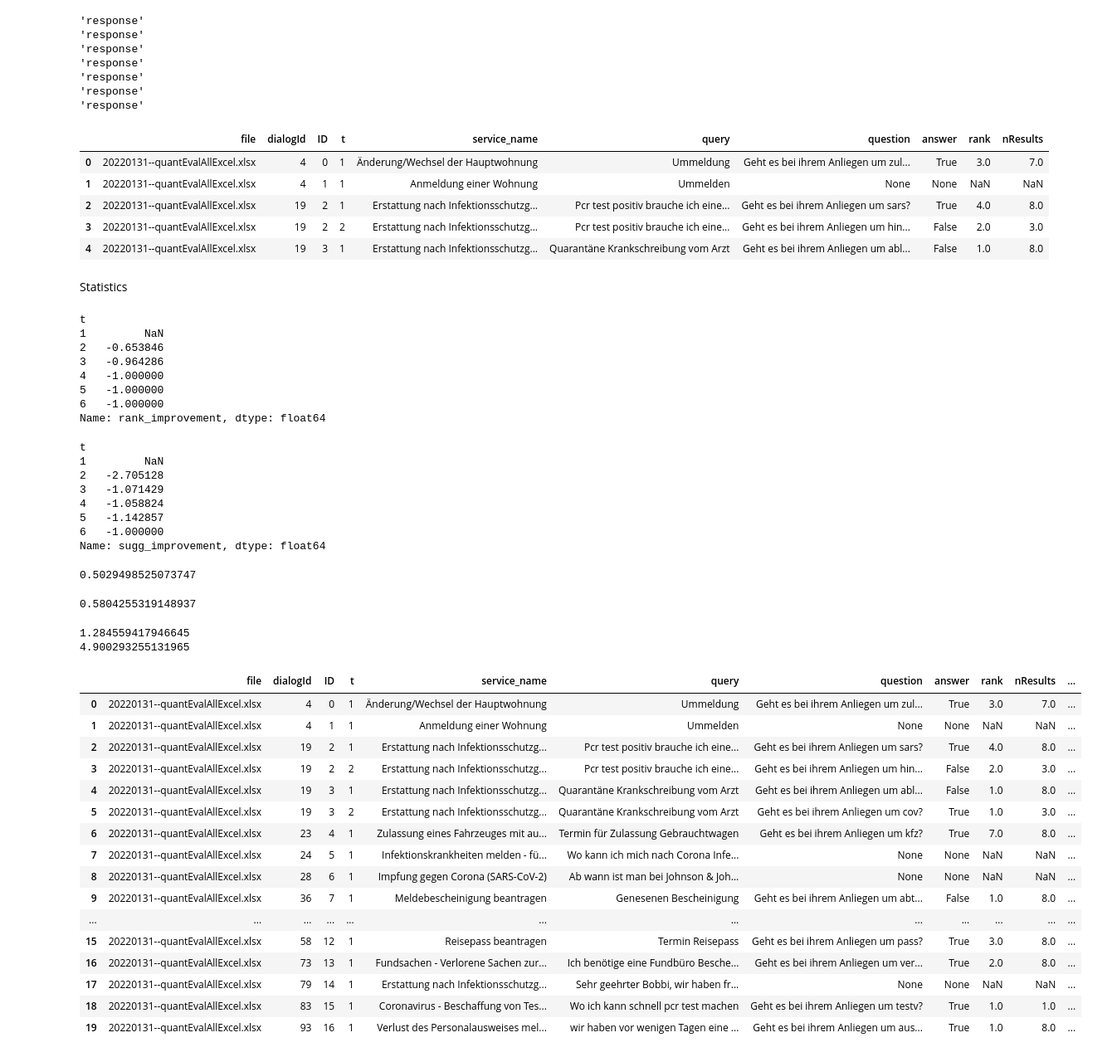
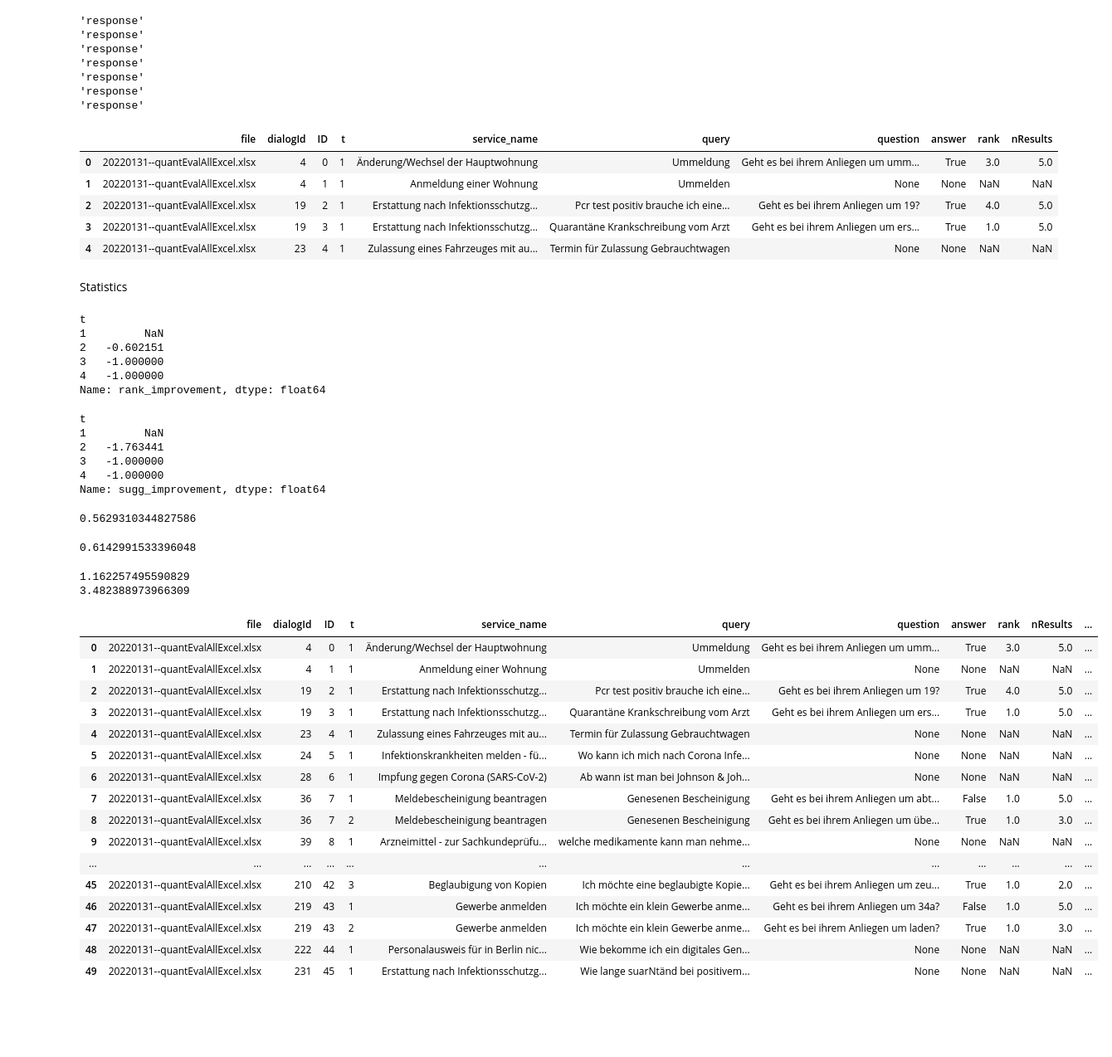
Before and after one commit to moritzwassmer/PJDS_chatbot, a Jupyter notebook: CodingDirectory/Clustering/evaluation.ipynb, the cells around one changed output. Shown: that part at 83% size. Drawn from its saved outputs; the diff is of its cells as text; code cells hidden in the pictures; blank space fills up the shorter version.

```diff
--- a/CodingDirectory/Clustering/evaluation.ipynb
+++ b/CodingDirectory/Clustering/evaluation.ipynb
@@ -93,7 +93,7 @@ class Logger:
 Execution
 # %%
 # Initialisierung Komponenten Chatbot
-solrhandler = sh.SolrHandler(8)
+solrhandler = sh.SolrHandler(5)
 clusterer = cls.Clusterer()
 tpc_dterminator = td.TopicDeterminator()
 chatbot = cb.Chatbot(solrhandler,clusterer,tpc_dterminator)
@@ -151,11 +151,11 @@ log_df["t"] = log_df["t"] +1
 log_df.head()
 # %% [output]
 |  | file | dialogId | ID | t | service_name | query | question | answer | rank | nResults |
-| 0 | 20220131--quantEvalAllExcel.xlsx | 4 | 0 | 1 | Änderung/Wechsel der Hauptwohnung | Ummeldung | Geht es bei ihrem Anliegen um zul... | True | 3.0 | 7.0 |
+| 0 | 20220131--quantEvalAllExcel.xlsx | 4 | 0 | 1 | Änderung/Wechsel der Hauptwohnung | Ummeldung | Geht es bei ihrem Anliegen um umm... | True | 3.0 | 5.0 |
 | 1 | 20220131--quantEvalAllExcel.xlsx | 4 | 1 | 1 | Anmeldung einer Wohnung | Ummelden | None | None | NaN | NaN |
-| 2 | 20220131--quantEvalAllExcel.xlsx | 19 | 2 | 1 | Erstattung nach Infektionsschutzg... | Pcr test positiv brauche ich eine... | Geht es bei ihrem Anliegen um sars? | True | 4.0 | 8.0 |
-| 3 | 20220131--quantEvalAllExcel.xlsx | 19 | 2 | 2 | Erstattung nach Infektionsschutzg... | Pcr test positiv brauche ich eine... | Geht es bei ihrem Anliegen um hin... | False | 2.0 | 3.0 |
-| 4 | 20220131--quantEvalAllExcel.xlsx | 19 | 3 | 1 | Erstattung nach Infektionsschutzg... | Quarantäne Krankschreibung vom Arzt | Geht es bei ihrem Anliegen um abl... | False | 1.0 | 8.0 |
+| 2 | 20220131--quantEvalAllExcel.xlsx | 19 | 2 | 1 | Erstattung nach Infektionsschutzg... | Pcr test positiv brauche ich eine... | Geht es bei ihrem Anliegen um 19? | True | 4.0 | 5.0 |
+| 3 | 20220131--quantEvalAllExcel.xlsx | 19 | 3 | 1 | Erstattung nach Infektionsschutzg... | Quarantäne Krankschreibung vom Arzt | Geht es bei ihrem Anliegen um ers... | True | 1.0 | 5.0 |
+| 4 | 20220131--quantEvalAllExcel.xlsx | 23 | 4 | 1 | Zulassung eines Fahrzeuges mit au... | Termin für Zulassung Gebrauchtwagen | None | None | NaN | NaN |
 # %% [markdown]
 Statistics
 # %%
@@ -165,11 +165,9 @@ log_df.groupby(["t"])["rank_improvement"].mean()
 # %% [output]
 t
 1         NaN
-2   -0.653846
-3   -0.964286
+2   -0.602151
+3   -1.000000
 4   -1.000000
-5   -1.000000
-6   -1.000000
 Name: rank_improvement, dtype: float64
 # %%
 # avg nSuggestions Improvement in turn t
@@ -178,11 +176,9 @@ log_df.groupby(["t"])["sugg_improvement"].mean()
 # %% [output]
 t
 1         NaN
-2   -2.705128
-3   -1.071429
-4   -1.058824
-5   -1.142857
-6   -1.000000
+2   -1.763441
+3   -1.000000
+4   -1.000000
 Name: sugg_improvement, dtype: float64
 # %%
 # MRR ohne cluster refinement
@@ -190,7 +186,7 @@ df = log_df.loc[log_df["t"] == 1]
 MRR_ohne = 1/(df["rank"].mean())
 MRR_ohne
 # %% [output]
-0.5029498525073747
+0.5629310344827586
 # %%
 # MRR mit cluster refinement
 df = log_df.groupby(["ID"]).last("t")
@@ -198,7 +194,7 @@ MRR_mit = 1/(df["rank"].mean())
 MRR_mit
 #df.head()
 # %% [output]
-0.5804255319148937
+0.6142991533396048
 # %%
 # avg Turns (Achtun!) -> chatbot geht noch nicht bis auf einzelnen service herunter weil je nachdem alle in einem cluster
 print(log_df["t"].mean())
@@ -206,25 +202,25 @@ print(log_df["t"].mean())
 # bei durchschnittlich nResults
 print(log_df.groupby(["ID"]).last("t")["nResults"].mean())
 # %% [output]
-1.284559417946645
-4.900293255131965
+1.162257495590829
+3.482388973966309
 # %%
-log_df.head(20)
+log_df.head(50)
 # %% [output]
 |  | file | dialogId | ID | t | service_name | query | question | answer | rank | nResults | ... |
-| 0 | 20220131--quantEvalAllExcel.xlsx | 4 | 0 | 1 | Änderung/Wechsel der Hauptwohnung | Ummeldung | Geht es bei ihrem Anliegen um zul... | True | 3.0 | 7.0 | ... |
+| 0 | 20220131--quantEvalAllExcel.xlsx | 4 | 0 | 1 | Änderung/Wechsel der Hauptwohnung | Ummeldung | Geht es bei ihrem Anliegen um umm... | True | 3.0 | 5.0 | ... |
 | 1 | 20220131--quantEvalAllExcel.xlsx | 4 | 1 | 1 | Anmeldung einer Wohnung | Ummelden | None | None | NaN | NaN | ... |
-| 2 | 20220131--quantEvalAllExcel.xlsx | 19 | 2 | 1 | Erstattung nach Infektionsschutzg... | Pcr test positiv brauche ich eine... | Geht es bei ihrem Anliegen um sars? | True | 4.0 | 8.0 | ... |
-| 3 | 20220131--quantEvalAllExcel.xlsx | 19 | 2 | 2 | Erstattung nach Infektionsschutzg... | Pcr test positiv brauche ich eine... | Geht es bei ihrem Anliegen um hin... | False | 2.0 | 3.0 | ... |
-| 4 | 20220131--quantEvalAllExcel.xlsx | 19 | 3 | 1 | Erstattung nach Infektionsschutzg... | Quarantäne Krankschreibung vom Arzt | Geht es bei ihrem Anliegen um abl... | False | 1.0 | 8.0 | ... |
-| 5 | 20220131--quantEvalAllExcel.xlsx | 19 | 3 | 2 | Erstattung nach Infektionsschutzg... | Quarantäne Krankschreibung vom Arzt | Geht es bei ihrem Anliegen um cov? | True | 1.0 | 3.0 | ... |
-| 6 | 20220131--quantEvalAllExcel.xlsx | 23 | 4 | 1 | Zulassung eines Fahrzeuges mit au... | Termin für Zulassung Gebrauchtwagen | Geht es bei ihrem Anliegen um kfz? | True | 7.0 | 8.0 | ... |
-| 7 | 20220131--quantEvalAllExcel.xlsx | 24 | 5 | 1 | Infektionskrankheiten melden - fü... | Wo kann ich mich nach Corona Infe... | None | None | NaN | NaN | ... |
-| 8 | 20220131--quantEvalAllExcel.xlsx | 28 | 6 | 1 | Impfung gegen Corona (SARS-CoV-2) | Ab wann ist man bei Johnson & Joh... | None | None | NaN | NaN | ... |
-| 9 | 20220131--quantEvalAllExcel.xlsx | 36 | 7 | 1 | Meldebescheinigung beantragen | Genesenen Bescheinigung | Geht es bei ihrem Anliegen um abt... | False | 1.0 | 8.0 | ... |
+| 2 | 20220131--quantEvalAllExcel.xlsx | 19 | 2 | 1 | Erstattung nach Infektionsschutzg... | Pcr test positiv brauche ich eine... | Geht es bei ihrem Anliegen um 19? | True | 4.0 | 5.0 | ... |
+| 3 | 20220131--quantEvalAllExcel.xlsx | 19 | 3 | 1 | Erstattung nach Infektionsschutzg... | Quarantäne Krankschreibung vom Arzt | Geht es bei ihrem Anliegen um ers... | True | 1.0 | 5.0 | ... |
+| 4 | 20220131--quantEvalAllExcel.xlsx | 23 | 4 | 1 | Zulassung eines Fahrzeuges mit au... | Termin für Zulassung Gebrauchtwagen | None | None | NaN | NaN | ... |
+| 5 | 20220131--quantEvalAllExcel.xlsx | 24 | 5 | 1 | Infektionskrankheiten melden - fü... | Wo kann ich mich nach Corona Infe... | None | None | NaN | NaN | ... |
+| 6 | 20220131--quantEvalAllExcel.xlsx | 28 | 6 | 1 | Impfung gegen Corona (SARS-CoV-2) | Ab wann ist man bei Johnson & Joh... | None | None | NaN | NaN | ... |
+| 7 | 20220131--quantEvalAllExcel.xlsx | 36 | 7 | 1 | Meldebescheinigung beantragen | Genesenen Bescheinigung | Geht es bei ihrem Anliegen um abt... | False | 1.0 | 5.0 | ... |
+| 8 | 20220131--quantEvalAllExcel.xlsx | 36 | 7 | 2 | Meldebescheinigung beantragen | Genesenen Bescheinigung | Geht es bei ihrem Anliegen um übe... | True | 1.0 | 3.0 | ... |
+| 9 | 20220131--quantEvalAllExcel.xlsx | 39 | 8 | 1 | Arzneimittel - zur Sachkundeprüfu... | welche medikamente kann man nehme... | None | None | NaN | NaN | ... |
 | ... | ... | ... | ... | ... | ... | ... | ... | ... | ... | ... | ... |
-| 15 | 20220131--quantEvalAllExcel.xlsx | 58 | 12 | 1 | Reisepass beantragen | Termin Reisepass | Geht es bei ihrem Anliegen um pass? | True | 3.0 | 8.0 | ... |
-| 16 | 20220131--quantEvalAllExcel.xlsx | 73 | 13 | 1 | Fundsachen - Verlorene Sachen zur... | Ich benötige eine Fundbüro Besche... | Geht es bei ihrem Anliegen um ver... | True | 2.0 | 8.0 | ... |
-| 17 | 20220131--quantEvalAllExcel.xlsx | 79 | 14 | 1 | Erstattung nach Infektionsschutzg... | Sehr geehrter Bobbi, wir haben fr... | None | None | NaN | NaN | ... |
-| 18 | 20220131--quantEvalAllExcel.xlsx | 83 | 15 | 1 | Coronavirus - Beschaffung von Tes... | Wo ich kann schnell pcr test machen | Geht es bei ihrem Anliegen um testv? | True | 1.0 | 1.0 | ... |
-| 19 | 20220131--quantEvalAllExcel.xlsx | 93 | 16 | 1 | Verlust des Personalausweises mel... | wir haben vor wenigen Tagen eine ... | Geht es bei ihrem Anliegen um aus... | True | 1.0 | 8.0 | ... |
+| 45 | 20220131--quantEvalAllExcel.xlsx | 210 | 42 | 3 | Beglaubigung von Kopien | Ich möchte eine beglaubigte Kopie... | Geht es bei ihrem Anliegen um zeu... | True | 1.0 | 2.0 | ... |
+| 46 | 20220131--quantEvalAllExcel.xlsx | 219 | 43 | 1 | Gewerbe anmelden | Ich möchte ein klein Gewerbe anme... | Geht es bei ihrem Anliegen um 34a? | False | 1.0 | 5.0 | ... |
+| 47 | 20220131--quantEvalAllExcel.xlsx | 219 | 43 | 2 | Gewerbe anmelden | Ich möchte ein klein Gewerbe anme... | Geht es bei ihrem Anliegen um laden? | True | 1.0 | 3.0 | ... |
+| 48 | 20220131--quantEvalAllExcel.xlsx | 222 | 44 | 1 | Personalausweis für in Berlin nic... | Wie bekomme ich ein digitales Gen... | None | None | NaN | NaN | ... |
+| 49 | 20220131--quantEvalAllExcel.xlsx | 231 | 45 | 1 | Erstattung nach Infektionsschutzg... | Wie lange suarNtänd bei positivem... | None | None | NaN | NaN | ... |
```
Also changed, not shown: 1 other file.
